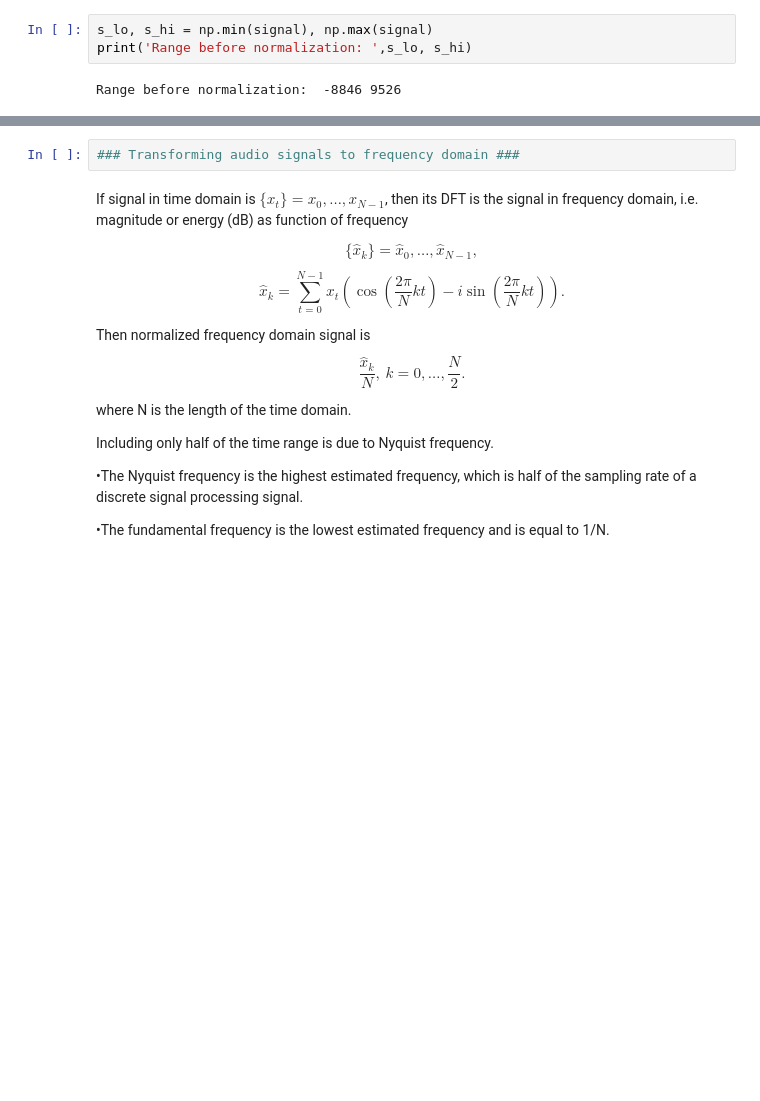
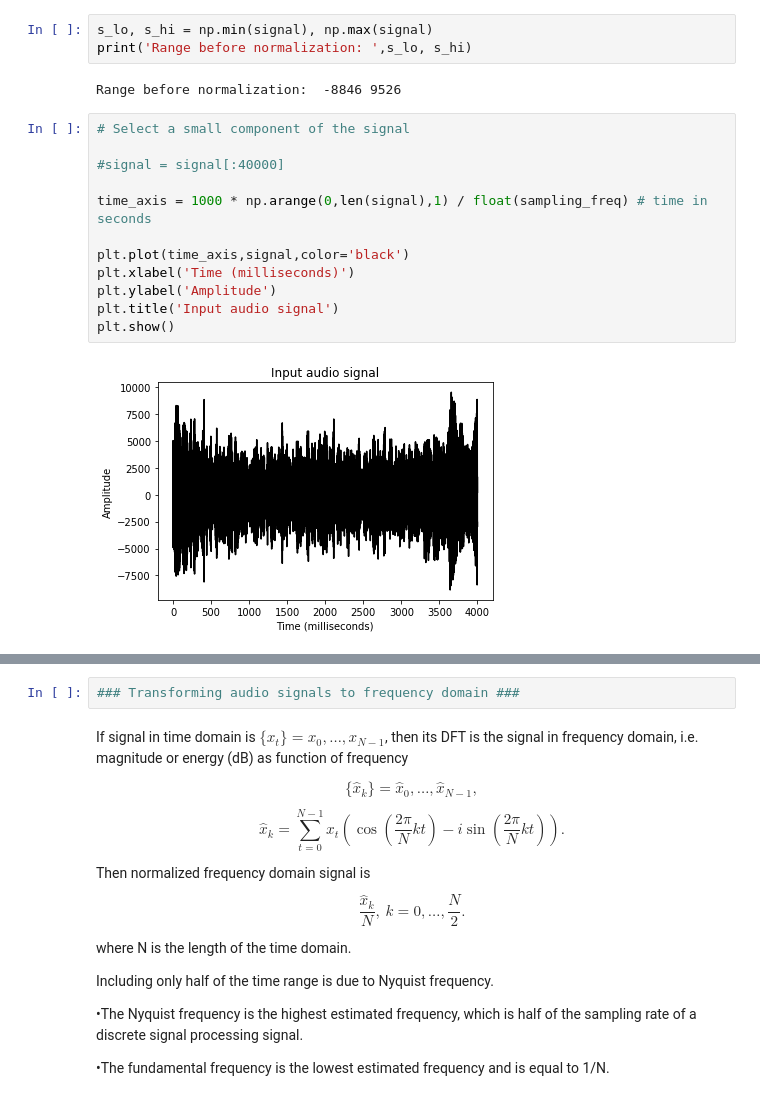
Before and after one commit to venkunikku/crew-2, a Jupyter notebook: audio/test_scripts/soundfile_feature_engineering.ipynb, the cells around one changed output, grey strips where cells are left out. Drawn from its saved outputs; the diff is of its cells as text; blank space fills up the shorter version.

Commit message:
AUDIO: HMM Updates

```diff
--- a/audio/test_scripts/soundfile_feature_engineering.ipynb
+++ b/audio/test_scripts/soundfile_feature_engineering.ipynb
@@ -59,4 +59,18 @@ s_lo, s_hi = np.min(signal), np.max(signal)
 print('Range before normalization: ',s_lo, s_hi)
 # %% [output]
 Range before normalization:  -8846 9526
+# %%
+# Select a small component of the signal
+
+#signal = signal[:40000]
+
+time_axis = 1000 * np.arange(0,len(signal),1) / float(sampling_freq) # time in seconds
+
+plt.plot(time_axis,signal,color='black')
+plt.xlabel('Time (milliseconds)')
+plt.ylabel('Amplitude')
+plt.title('Input audio signal')
+plt.show()
+# %% [output]
+[figure, added]
 # %%
```
Also changed, not shown: parts of 17 cells of this notebook, 10 other files.
